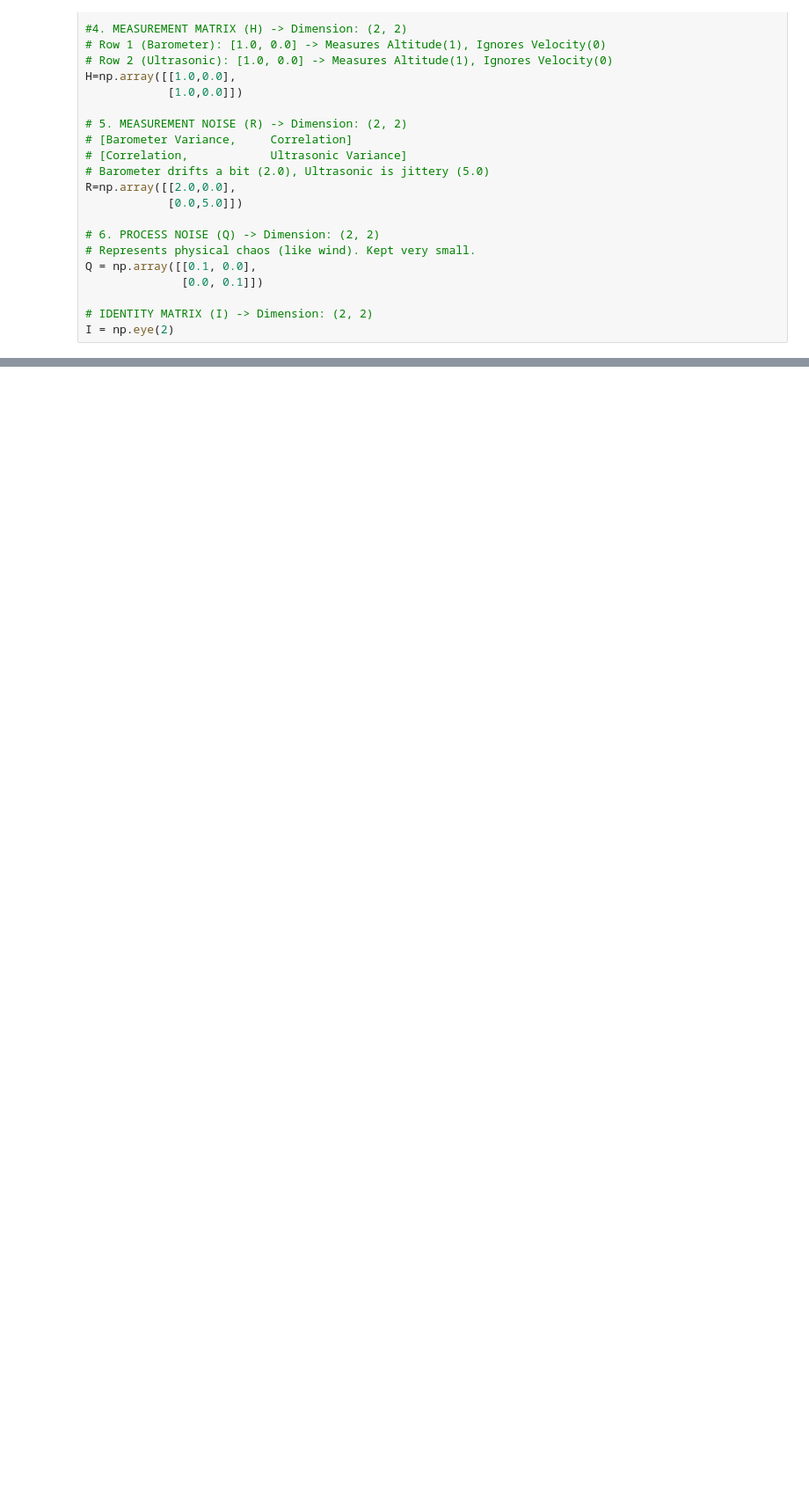
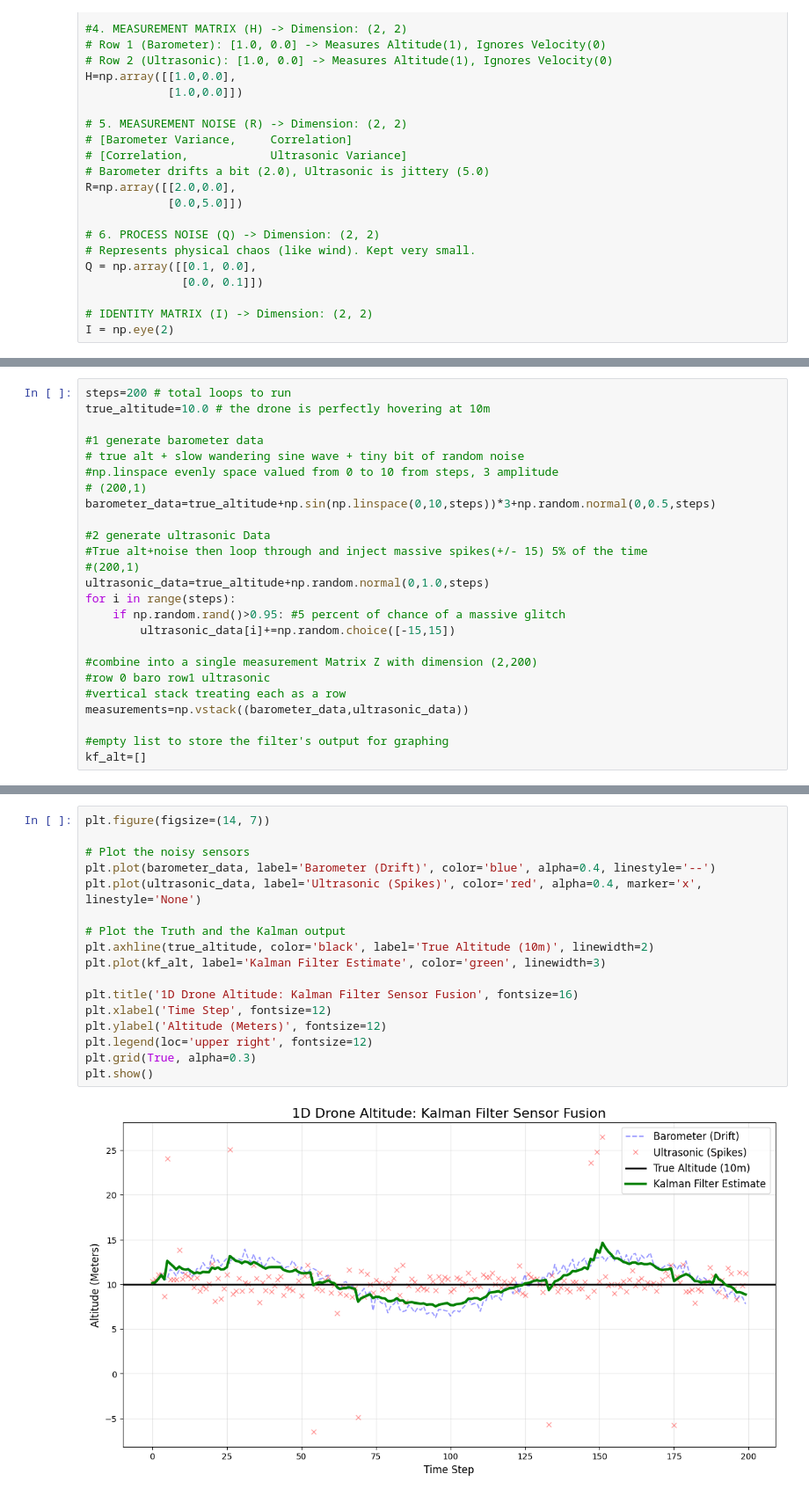
Before and after one commit to Unieggy/rl-algs-and-random-algs, a Jupyter notebook: kf/kf.ipynb, the cells around one changed output, grey strips where cells are left out. Shown at 88% size. Drawn from its saved outputs; the diff is of its cells as text; blank space fills up the shorter version.

```diff
--- a/kf/kf.ipynb
+++ b/kf/kf.ipynb
@@ -78,0 +84,25 @@ I = np.eye(2)
+# %%
+steps=200 # total loops to run
+true_altitude=10.0 # the drone is perfectly hovering at 10m
+
+#1 generate barometer data
+# true alt + slow wandering sine wave + tiny bit of random noise
+#np.linspace evenly space valued from 0 to 10 from steps, 3 amplitude
+# (200,1)
+barometer_data=true_altitude+np.sin(np.linspace(0,10,steps))*3+np.random.normal(0,0.5,steps)
+
+#2 generate ultrasonic Data
+#True alt+noise then loop through and inject massive spikes(+/- 15) 5% of the time
+#(200,1)
+ultrasonic_data=true_altitude+np.random.normal(0,1.0,steps)
+for i in range(steps):
+    if np.random.rand()>0.95: #5 percent of chance of a massive glitch
+        ultrasonic_data[i]+=np.random.choice([-15,15])
+
+#combine into a single measurement Matrix Z with dimension (2,200)
+#row 0 baro row1 ultrasonic
+#vertical stack treating each as a row
+measurements=np.vstack((barometer_data,ultrasonic_data))
+
+#empty list to store the filter's output for graphing
+kf_alt=[]
@@ -78,0 +191,19 @@ I = np.eye(2)
+# %%
+plt.figure(figsize=(14, 7))
+
+# Plot the noisy sensors
+plt.plot(barometer_data, label='Barometer (Drift)', color='blue', alpha=0.4, linestyle='--')
+plt.plot(ultrasonic_data, label='Ultrasonic (Spikes)', color='red', alpha=0.4, marker='x', linestyle='None')
+
+# Plot the Truth and the Kalman output
+plt.axhline(true_altitude, color='black', label='True Altitude (10m)', linewidth=2)
+plt.plot(kf_alt, label='Kalman Filter Estimate', color='green', linewidth=3)
+
+plt.title('1D Drone Altitude: Kalman Filter Sensor Fusion', fontsize=16)
+plt.xlabel('Time Step', fontsize=12)
+plt.ylabel('Altitude (Meters)', fontsize=12)
+plt.legend(loc='upper right', fontsize=12)
+plt.grid(True, alpha=0.3)
+plt.show()
+# %% [output]
+[figure, added]
```
Also changed, not shown: parts of 4 cells of this notebook, 1 other file.
